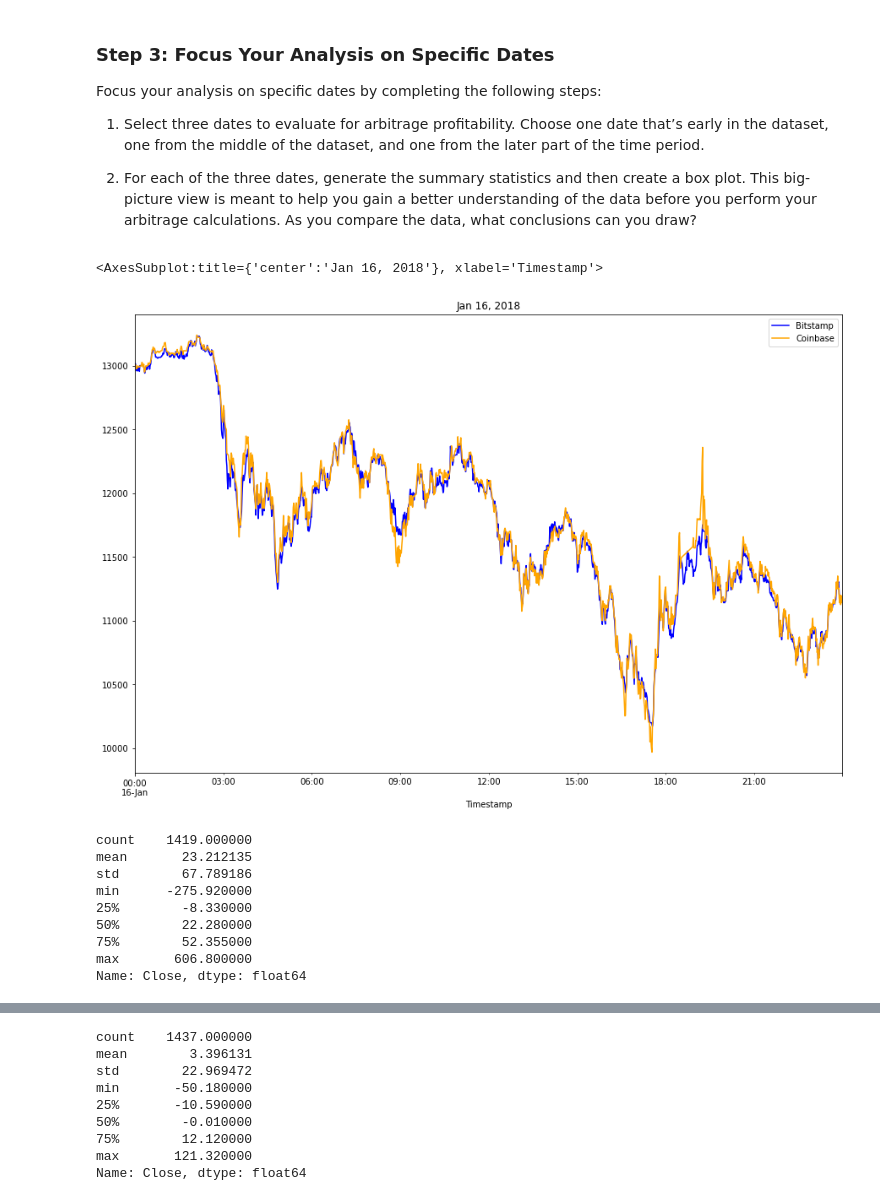
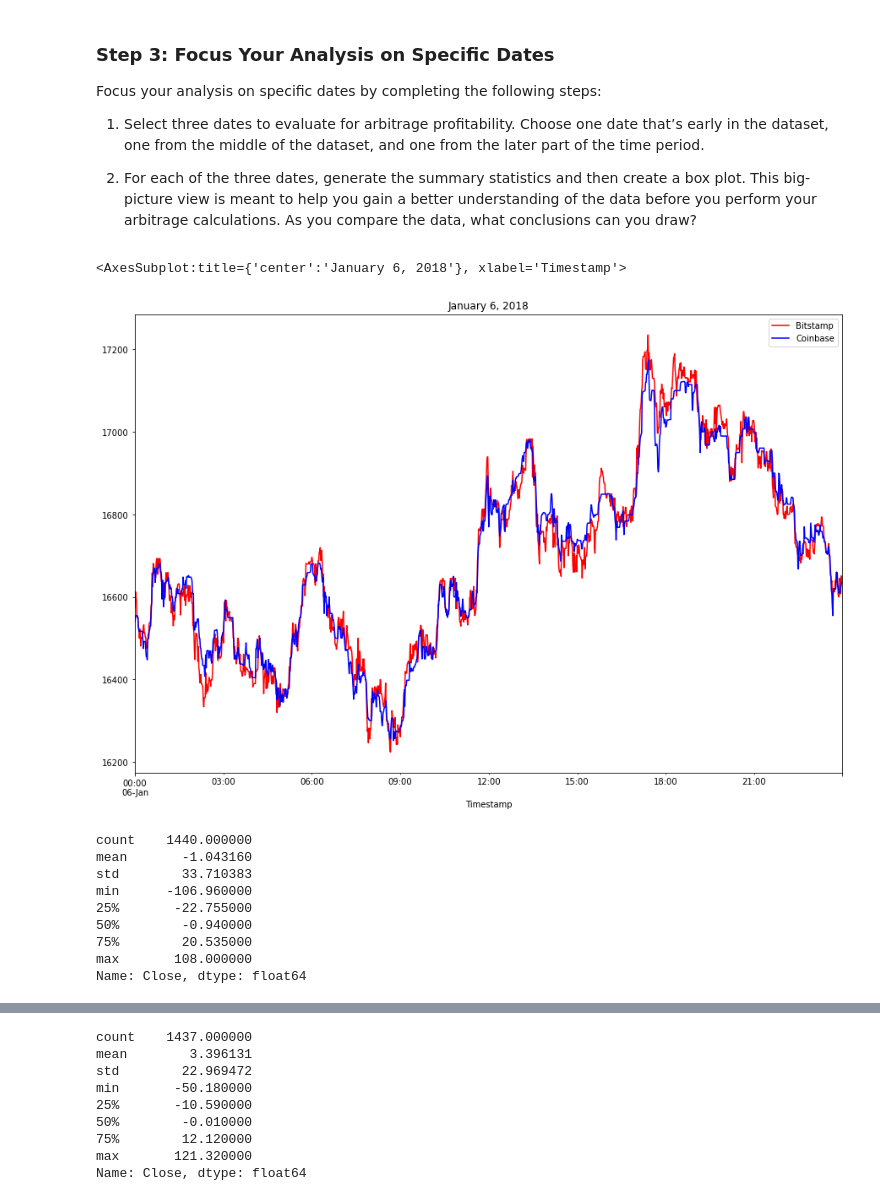
Before and after one commit to annajolt/Challenge_3, a Jupyter notebook: crypto_arbitrage.ipynb, the cells around one changed output, grey strips where cells are left out. Cells and saved outputs as stored; diff of their text form; code cells hidden in the pictures.

Commit message:
did the arbitrage spreads for early, middle, and late period

```diff
--- a/crypto_arbitrage.ipynb
+++ b/crypto_arbitrage.ipynb
@@ -303,26 +309,28 @@ Focus your analysis on specific dates by completing the following steps:
 # %%
 # Create an overlay plot that visualizes the two dataframes over a period of one day early in the dataset.
 # Be sure that the plots include the parameters `legend`, `figsize`, `title`, `color` and `label`
-# YOUR CODE HERE
+bitstamp_sliced['Close'].loc['2018-01-06'].plot(legend=True, figsize=(15, 10), color='red', label='Bitstamp',
+                              title='January 6, 2018')
+coinbase_sliced['Close'].loc['2018-01-06'].plot(legend=True, figsize=(15, 10), color='blue', label="Coinbase",
+                             title='January 6, 2018')
 # %% [output]
-<AxesSubplot:title={'center':'Jan 16, 2018'}, xlabel='Timestamp'>
+<AxesSubplot:title={'center':'January 6, 2018'}, xlabel='Timestamp'>
-[figure, old version]
+[figure, new version]
 # %%
 # Using the early date that you have selected, calculate the arbitrage spread
 # by subtracting the bitstamp lower closing prices from the coinbase higher closing prices
-arbitrage_spread_early = # YOUR CODE HERE
-
+arbitrage_spread_early = coinbase_sliced['Close'].loc['2018-01-06'] - bitstamp_sliced['Close'].loc['2018-01-06']
 # Generate summary statistics for the early DataFrame
-# YOUR CODE HERE
+arbitrage_spread_early.describe()
 # %% [output]
-count    1419.000000
-mean       23.212135
-std        67.789186
-min      -275.920000
-25%        -8.330000
-50%        22.280000
-75%        52.355000
-max       606.800000
+count    1440.000000
+mean       -1.043160
+std        33.710383
+min      -106.960000
+25%       -22.755000
+50%        -0.940000
+75%        20.535000
+max       108.000000
 Name: Close, dtype: float64
 # %%
 # Visualize the arbitrage spread from early in the dataset in a box plot
```
Also changed, not shown: parts of 10 cells of this notebook.
